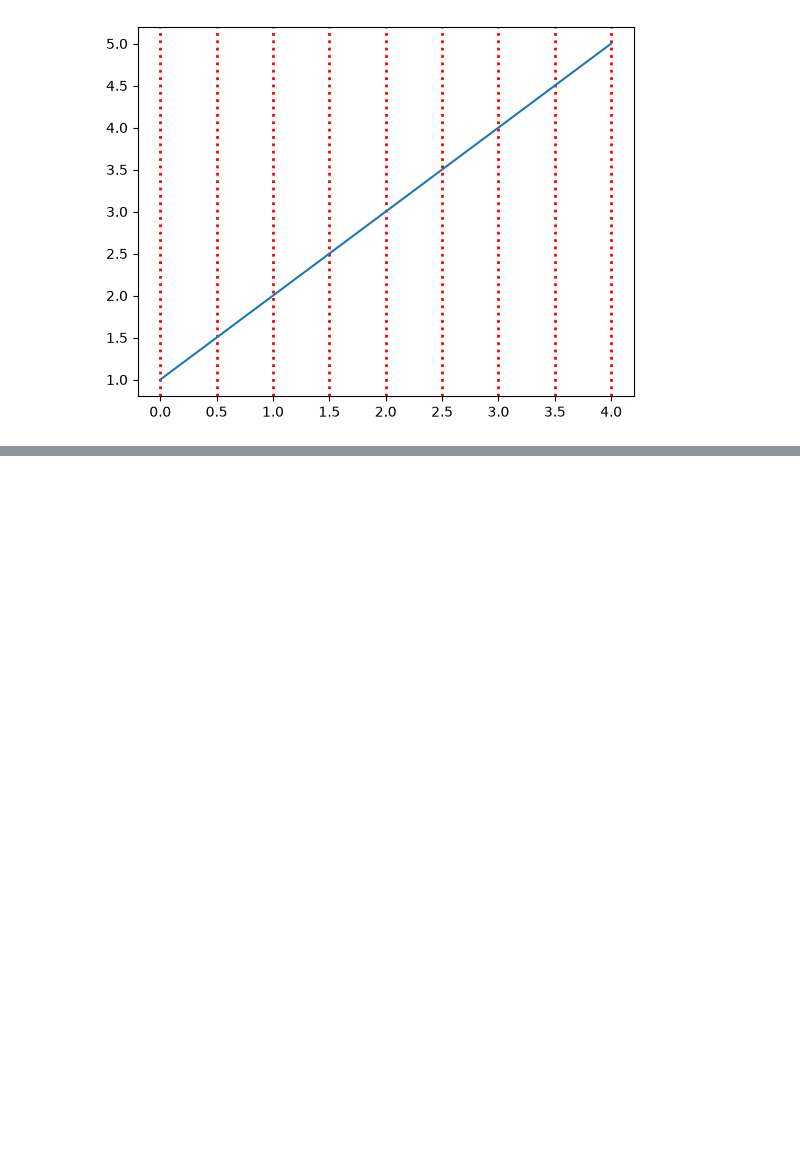
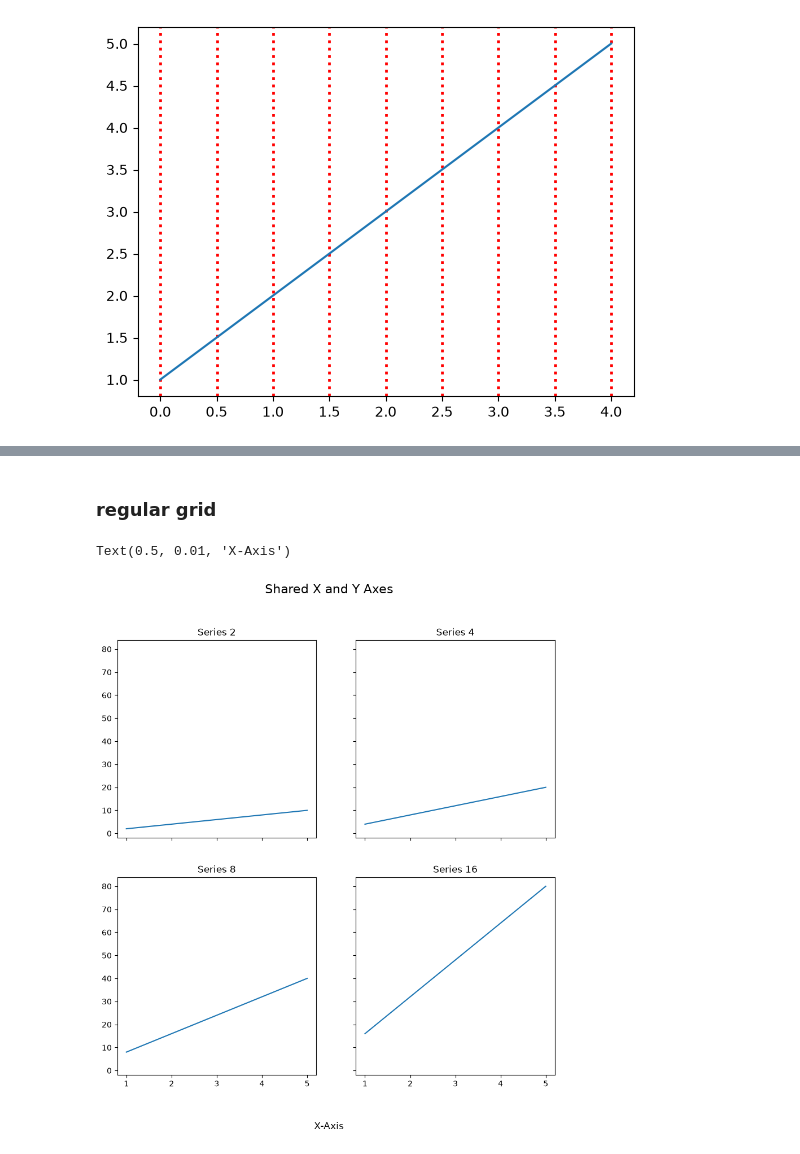
Before and after one commit to ImadElMaftouhi/Machine-learning, a Jupyter notebook: fundamentals/matplotlib/note.ipynb, the cells around one changed output, grey strips where cells are left out. Cells and saved outputs as stored; diff of their text form; code cells hidden in the pictures; blank space fills up the shorter version.

Commit message:
Implement code changes to enhance functionality and improve performance

```diff
--- a/fundamentals/matplotlib/note.ipynb
+++ b/fundamentals/matplotlib/note.ipynb
@@ -99,0 +137,22 @@ plt.grid(color="red",linestyle=":",linewidth=2,axis="x")
+# %% [markdown]
+### regular grid
+# %%
+# When the series do not share units, we use the layering constructions below
+# subplots returns an array of axes. Index it directly, or iterate over .flat to avoid repetitive blocks.
+
+fig, axes = plt.subplots(2,2, figsize=(10,10), sharex=True, sharey=True)
+for ax, series in zip(axes.flatten(), [y, y*2, y*4, y*8]):
+    ax.plot(x, series)
+    ax.set_title(f"Series {series[0]}")
+
+for ax in axes.flat[4:]:
+    ax.set_visible(False)
+
+fig.suptitle("Shared X and Y Axes", fontsize=16)
+fig.supxlabel("X-Axis")
+
+
+## sharex and sharey suppress redundant interior tick labels, which is the difference between readbale and cluttered. Pass "squeeze=False" when writing a function that must handle & 1xN grid uniformly. Figure-level text belongin to suptitle and supxlabel, positioned in figure coordinates rather tha within one panel.
+# %% [output]
+Text(0.5, 0.01, 'X-Axis')
+[figure, added]
```
Also changed, not shown: parts of 30 cells of this notebook.
